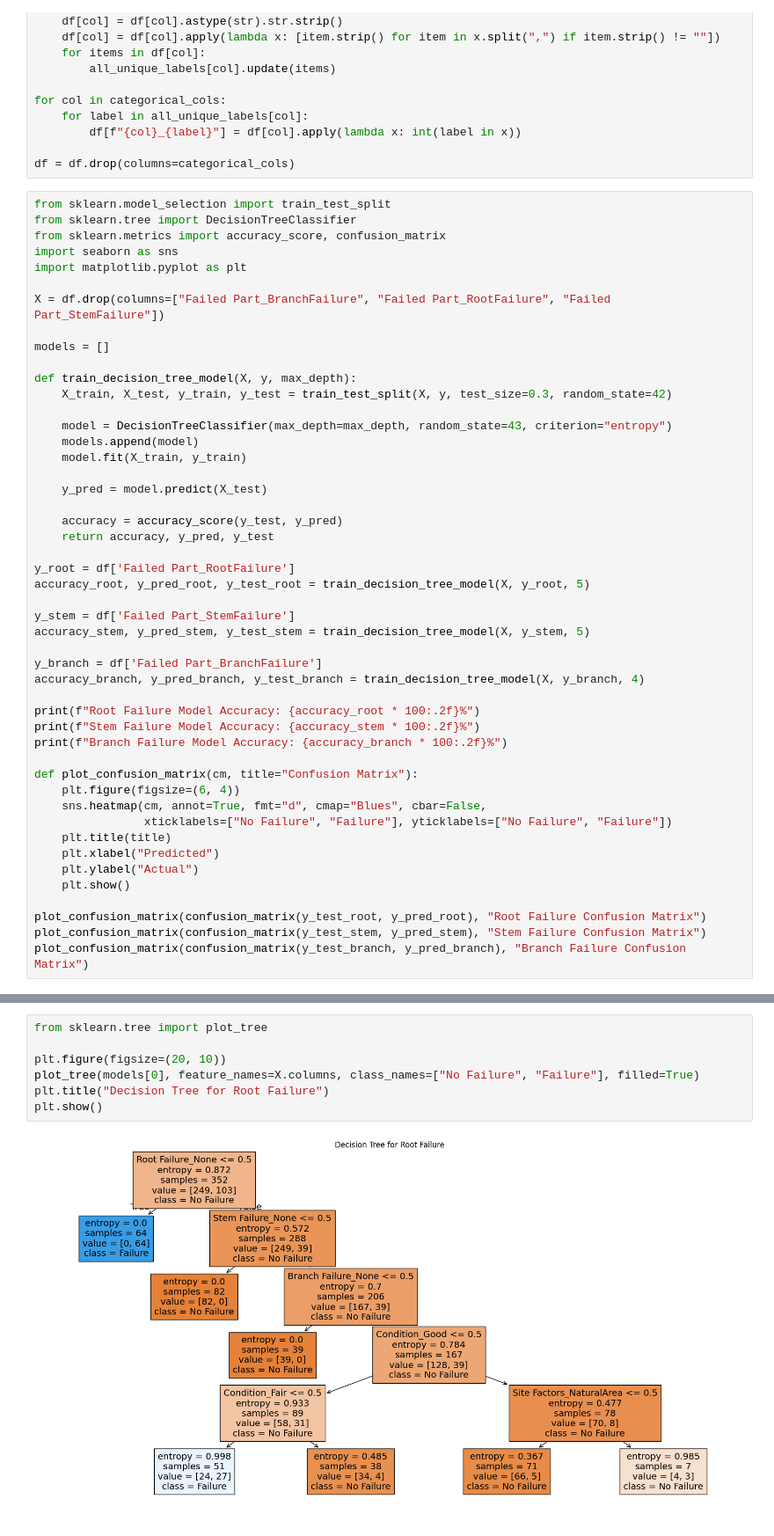
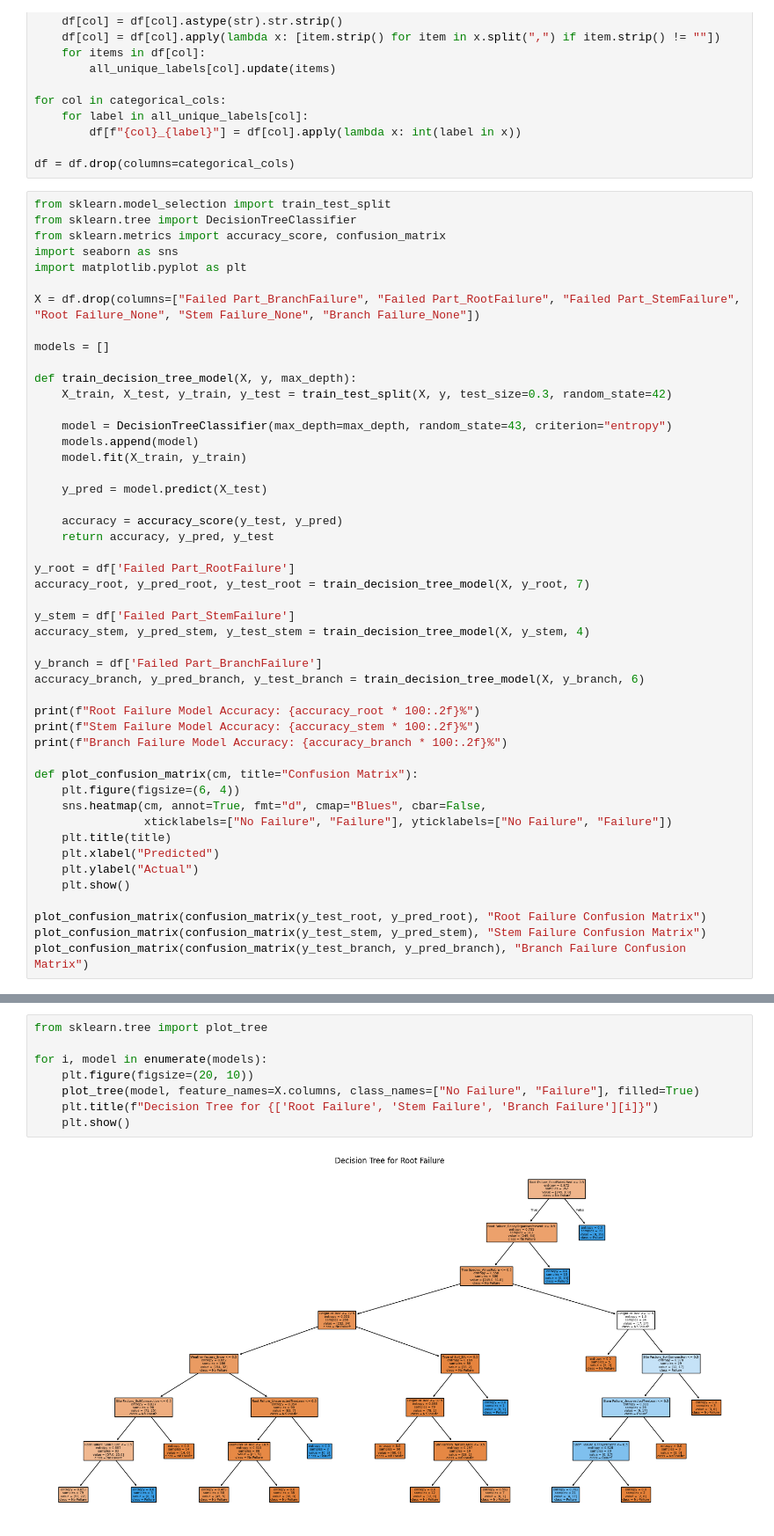
Before and after one commit to roshan-mahesh/Tree-Failure-Analysis, a Jupyter notebook: decision_tree/main.ipynb, the cells around one changed output, grey strips where cells are left out. Shown: that part at 88% size. Cells and saved outputs as stored; diff of their text form.

```diff
--- a/decision_tree/main.ipynb
+++ b/decision_tree/main.ipynb
@@ -94,7 +94,7 @@ from sklearn.metrics import accuracy_score, confusion_matrix
 import seaborn as sns
 import matplotlib.pyplot as plt
 
-X = df.drop(columns=["Failed Part_BranchFailure", "Failed Part_RootFailure", "Failed Part_StemFailure"])
+X = df.drop(columns=["Failed Part_BranchFailure", "Failed Part_RootFailure", "Failed Part_StemFailure", "Root Failure_None", "Stem Failure_None", "Branch Failure_None"])
 
 models = []
 
@@ -111,13 +111,13 @@ def train_decision_tree_model(X, y, max_depth):
     return accuracy, y_pred, y_test
 
 y_root = df['Failed Part_RootFailure']
-accuracy_root, y_pred_root, y_test_root = train_decision_tree_model(X, y_root, 5)
+accuracy_root, y_pred_root, y_test_root = train_decision_tree_model(X, y_root, 7)
 
 y_stem = df['Failed Part_StemFailure']
-accuracy_stem, y_pred_stem, y_test_stem = train_decision_tree_model(X, y_stem, 5)
+accuracy_stem, y_pred_stem, y_test_stem = train_decision_tree_model(X, y_stem, 4)
 
 y_branch = df['Failed Part_BranchFailure']
-accuracy_branch, y_pred_branch, y_test_branch = train_decision_tree_model(X, y_branch, 4)
+accuracy_branch, y_pred_branch, y_test_branch = train_decision_tree_model(X, y_branch, 6)
 
 print(f"Root Failure Model Accuracy: {accuracy_root * 100:.2f}%")
 print(f"Stem Failure Model Accuracy: {accuracy_stem * 100:.2f}%")
@@ -145,9 +145,10 @@ Branch Failure Model Accuracy: 90.07%
 # %%
 from sklearn.tree import plot_tree
 
-plt.figure(figsize=(20, 10))
-plot_tree(models[0], feature_names=X.columns, class_names=["No Failure", "Failure"], filled=True)
-plt.title("Decision Tree for Root Failure")
-plt.show()
+for i, model in enumerate(models):
+    plt.figure(figsize=(20, 10))
+    plot_tree(model, feature_names=X.columns, class_names=["No Failure", "Failure"], filled=True)
+    plt.title(f"Decision Tree for {['Root Failure', 'Stem Failure', 'Branch Failure'][i]}")
+    plt.show()
 # %% [output]
-[figure, old version]
+[figure, new version]
```
Also changed, not shown: parts of 3 cells of this notebook, 2 other files.
